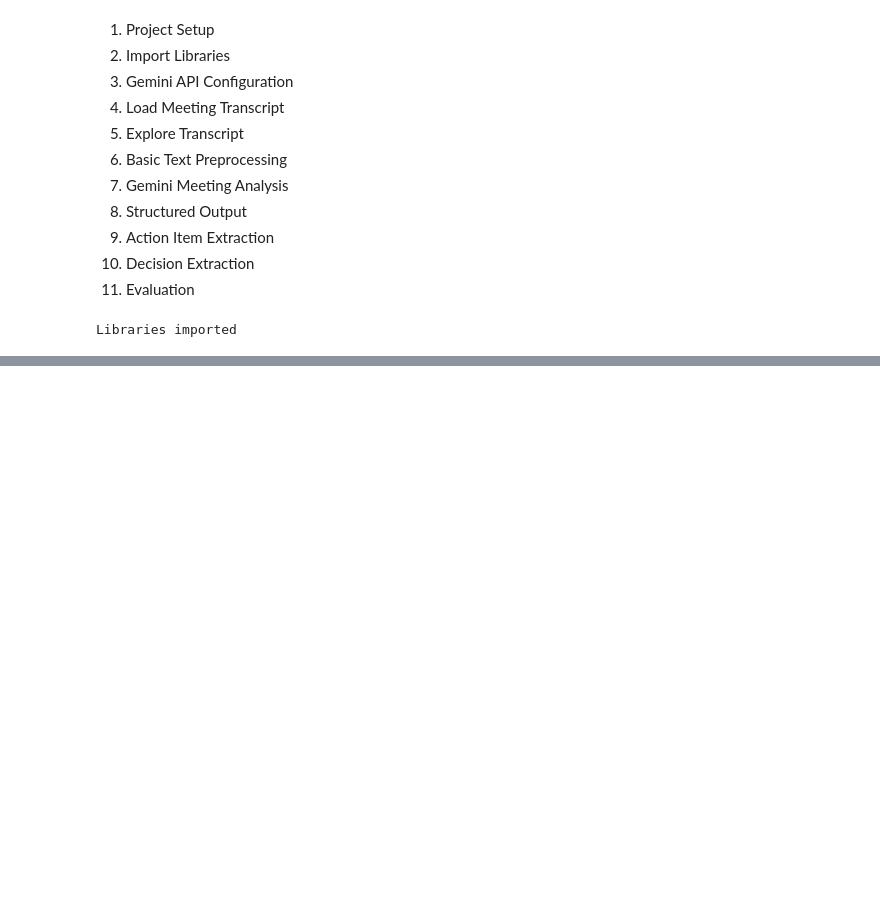
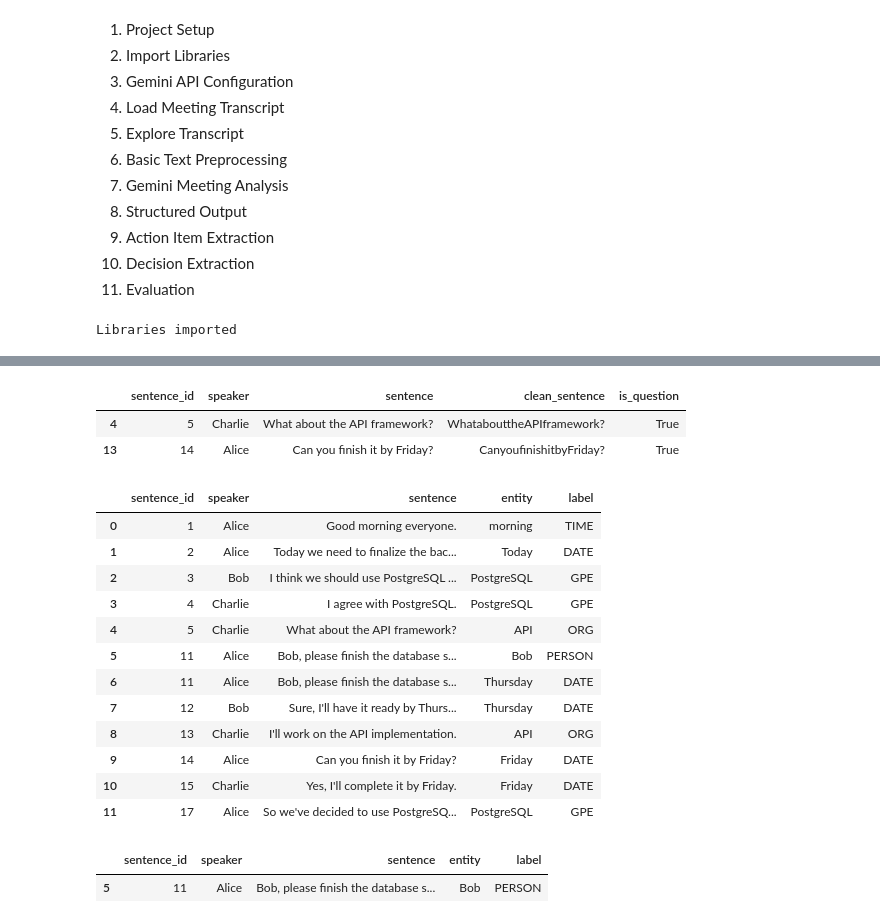
Before and after one commit to umang0015/Meeting-Intelligence-System, a Jupyter notebook: Meeting_Intelligence_System.ipynb, the cells around one changed output, grey strips where cells are left out. Cells and saved outputs as stored; diff of their text form; code cells hidden in the pictures; blank space fills up the shorter version.

```diff
--- a/Meeting_Intelligence_System.ipynb
+++ b/Meeting_Intelligence_System.ipynb
@@ -43,0 +314,9 @@ print(response.text)
+# %%
+# next is we dont removing stopwords
+sentences_df["clean_sentence"] = (
+    sentences_df["sentence"]
+    .str.strip()
+    .str.replace(r"\s+" , "" , regex=True)
+)
+
+sentences_df.head()
@@ -43,0 +330,58 @@ print(response.text)
+# %%
+# questions
+sentences_df["is_question"] = (
+    sentences_df['sentence'].str.endswith('?')
+)
+
+sentences_df[
+    sentences_df['is_question']
+]
+# %% [output]
+|  | sentence_id | speaker | sentence | clean_sentence | is_question |
+| 4 | 5 | Charlie | What about the API framework? | WhatabouttheAPIframework? | True |
+| 13 | 14 | Alice | Can you finish it by Friday? | CanyoufinishitbyFriday? | True |
+# %%
+# why we are building baselines
+# next step is ner with spacy
+# running ner on the meeting sentences
+ner_results = []
+
+for _, row in sentences_df.iterrows():
+  sentence_id = row["sentence_id"]
+  speaker= row["speaker"]
+  sentence = row["sentence"]
+
+  doc = nlp(sentence)
+
+  for ent in doc.ents:
+    ner_results.append({
+        "sentence_id": sentence_id,
+        "speaker":speaker,
+        "sentence": sentence ,
+        "entity" : ent.text,
+        "label" : ent.label_
+    })
+
+
+ner_df = pd.DataFrame(ner_results)
+ner_df
+# %% [output]
+|  | sentence_id | speaker | sentence | entity | label |
+| 0 | 1 | Alice | Good morning everyone. | morning | TIME |
+| 1 | 2 | Alice | Today we need to finalize the bac... | Today | DATE |
+| 2 | 3 | Bob | I think we should use PostgreSQL ... | PostgreSQL | GPE |
+| 3 | 4 | Charlie | I agree with PostgreSQL. | PostgreSQL | GPE |
+| 4 | 5 | Charlie | What about the API framework? | API | ORG |
+| 5 | 11 | Alice | Bob, please finish the database s... | Bob | PERSON |
+| 6 | 11 | Alice | Bob, please finish the database s... | Thursday | DATE |
+| 7 | 12 | Bob | Sure, I'll have it ready by Thurs... | Thursday | DATE |
+| 8 | 13 | Charlie | I'll work on the API implementation. | API | ORG |
+| 9 | 14 | Alice | Can you finish it by Friday? | Friday | DATE |
+| 10 | 15 | Charlie | Yes, I'll complete it by Friday. | Friday | DATE |
+| 11 | 17 | Alice | So we've decided to use PostgreSQ... | PostgreSQL | GPE |
+# %%
+people_df= ner_df[ner_df["label"] == "PERSON"]
+people_df
+# %% [output]
+|  | sentence_id | speaker | sentence | entity | label |
+| 5 | 11 | Alice | Bob, please finish the database s... | Bob | PERSON |
```
Also changed, not shown: parts of 34 cells of this notebook.
